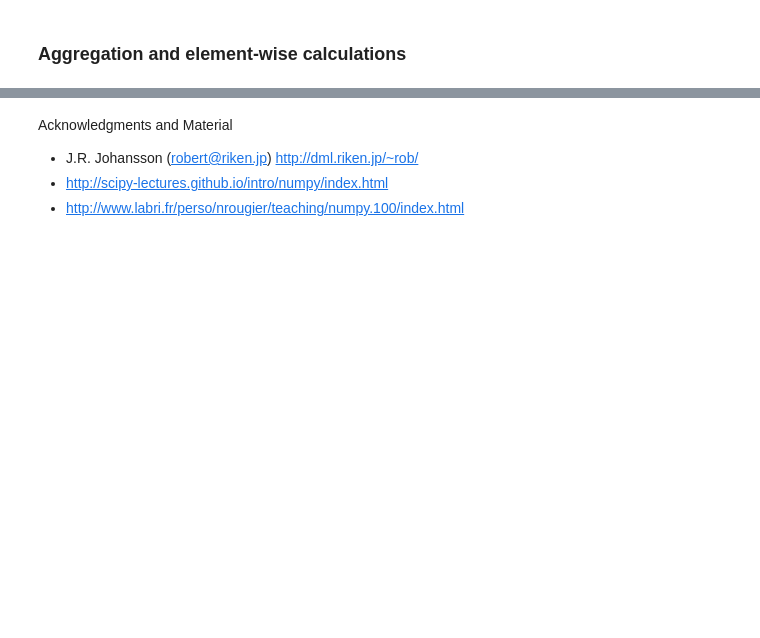
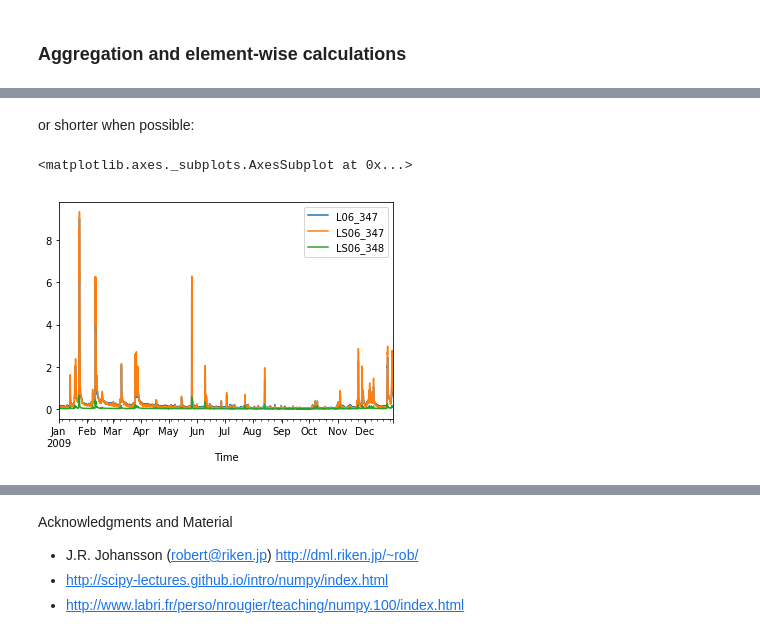
Before and after one commit to stijnvanhoey/course_gis_scripting, a Jupyter notebook: _solved/02-scientific-python-introduction.ipynb, the cells around one changed output, grey strips where cells are left out. Saved outputs shown, nothing was run; the diff lists cells and outputs as text; code cells hidden in the pictures; blank space fills up the shorter version.

```diff
--- a/_solved/02-scientific-python-introduction.ipynb
+++ b/_solved/02-scientific-python-introduction.ipynb
@@ -572,0 +990,7 @@ Reading in data...
+# %% [markdown]
+or shorter when possible:
+# %%
+flowdata["2009"].plot()
+# %% [output]
+<matplotlib.axes._subplots.AxesSubplot at 0x...>
+[figure, added]
```
Also changed, not shown: parts of 101 cells of this notebook.
